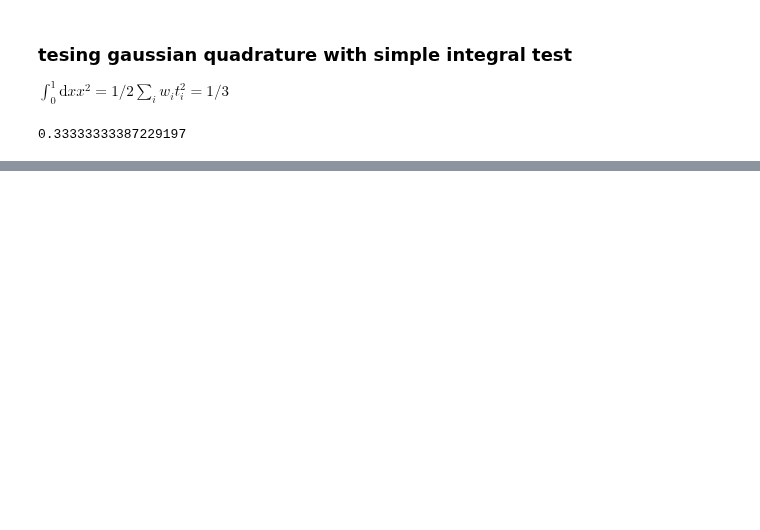
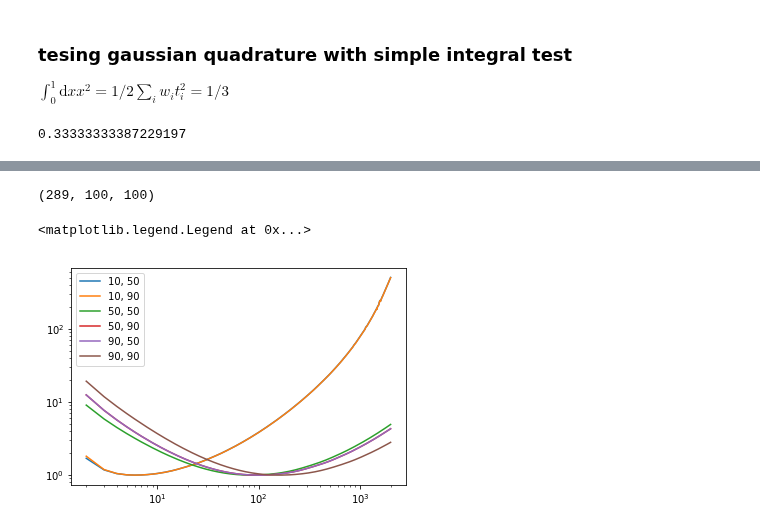
Before and after one commit to VMBoehm/postlimber, a Jupyter notebook: notebooks/G matrices.ipynb, the cells around one changed output, grey strips where cells are left out. Drawn from its saved outputs; the diff is of its cells as text; code cells hidden in the pictures; blank space fills up the shorter version.

Commit message:
clphiphi script VB debugged 1

```diff
--- a/notebooks/G matrices.ipynb
+++ b/notebooks/G matrices.ipynb
@@ -245,22 +206,0 @@ Time taken =  163.11217403411865
-# %%
-# check if I can recover Clkg:
-result = np.zeros((len(t_),len(ell_),len(t_)))
-
-mean = 3.
-width = 0.5
-galaxy_kernel = gal_kernel(Gauss_redshift(mean,width))
-
-for jj, chimax in enumerate(t_*chimax2):
-    test   = np.zeros((len(ell_),len(t_)))
-    for ii  in range(ell_.size):
-        test[ii] = chimax*np.sum(Cl[ii,:,:]*galaxy_kernel(t_*chimax)*w1, axis=-1)
-    result[jj] = test
-result = np.swapaxes(result,0,1)
-clphig = result
-# %%
-# compare result to saved value
-ell_,Cl_pg = np.load('../output/Clpg_mean%d_width%0.e.npy'%(mean,width))
-plt.loglog(ell_,Cl_pg)
-plt.loglog(ell_,clphig[:,-1,-1],ls='--')
-
-#fits! :)
@@ -310,0 +260,15 @@ Time taken =  1.3762388229370117
+# %%
+clphiphi1 = np.load('../G_matrices/clphiphi_parallel.npy')
+print(clphiphi1.shape)
+# %% [output]
+(289, 100, 100)
+# %%
+clphiphi2 = np.load('../output/clphiphi.npy')
+# %%
+for ii in [10,50,90]:
+    for jj in [50,90]:
+        plt.loglog(ell_,clphiphi1[:,ii,jj]/clphiphi2[:,ii,jj], label ='%d, %d'%(ii,jj))
+plt.legend()
+# %% [output]
+<matplotlib.legend.Legend at 0x...>
+[figure, added]
```
Also changed, not shown: parts of 12 cells of this notebook, 1 other file.
